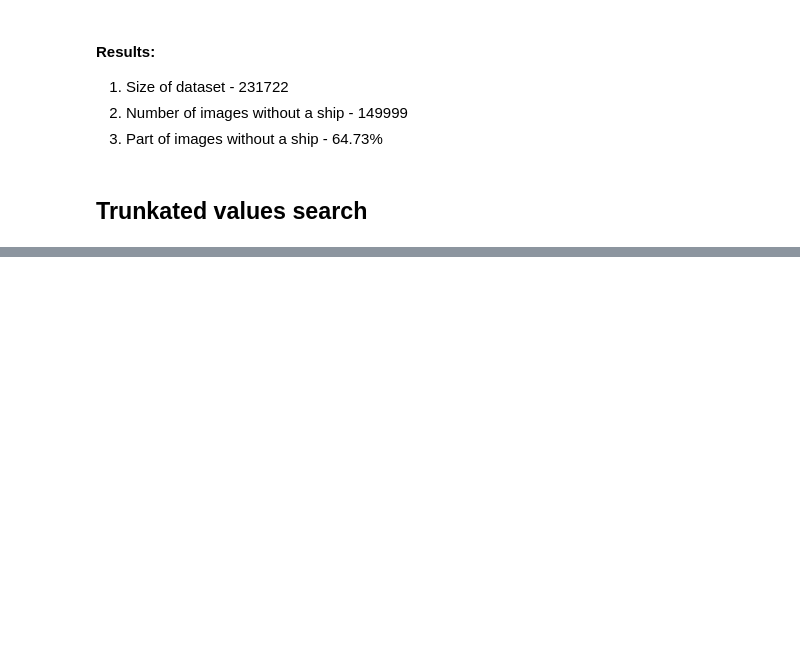
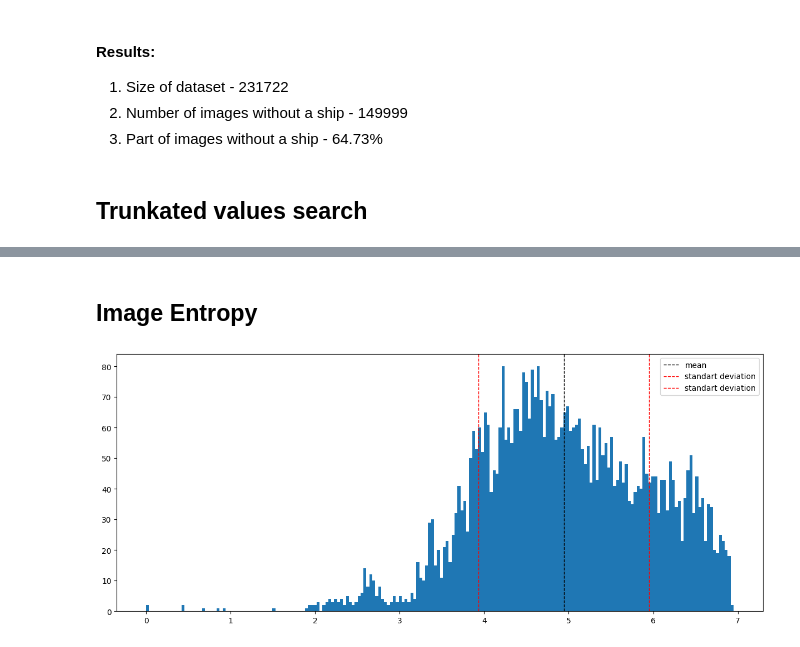
Before and after one commit to Zarathustra4/ship-segmentation, a Jupyter notebook: analysis_v2.ipynb, the cells around one changed output, grey strips where cells are left out. Saved outputs shown, nothing was run; the diff lists cells and outputs as text; code cells hidden in the pictures; blank space fills up the shorter version.

```diff
--- a/analysis_v2.ipynb
+++ b/analysis_v2.ipynb
@@ -129,0 +172,33 @@ if conf.REMOVE_TRUNCATED_IMAGES:
+# %% [markdown]
+## Image Entropy
+# %%
+def get_image_entropy(image_id: str, plot=False) -> float:
+    image = cv2.imread(join(conf.IMAGES_DIR, image_id))
+    gray_image = cv2.cvtColor(image, cv2.COLOR_BGR2GRAY)
+
+    if plot:
+        plt.imshow(gray_image, cmap="grey")
+
+    _bins = 128
+
+    hist, _ = np.histogram(gray_image.ravel(), bins=_bins, range=(0, _bins))
+    prob_dist = hist / hist.sum()
+    image_entropy = entropy(prob_dist, base=2)
+
+    return image_entropy
+# %%
+image_entropies = images_with_ships_df["ImageId"].sample(5000).apply(get_image_entropy)
+
+mean_entropy = image_entropies.mean()
+std_entropy = image_entropies.std()
+
+plt.figure(figsize=(15, 6))
+
+plt.hist(image_entropies, bins=200)
+plt.axvline(mean_entropy, color='k', linestyle='dashed', linewidth=1, label="mean")
+plt.axvline(mean_entropy + std_entropy , color='r', linestyle='dashed', linewidth=1, label="standart deviation")
+plt.axvline(mean_entropy - std_entropy, color='r', linestyle='dashed', linewidth=1, label="standart deviation")
+plt.legend()
+plt.show()
+# %% [output]
+[figure, added]
```
Also changed, not shown: parts of 7 cells of this notebook.
